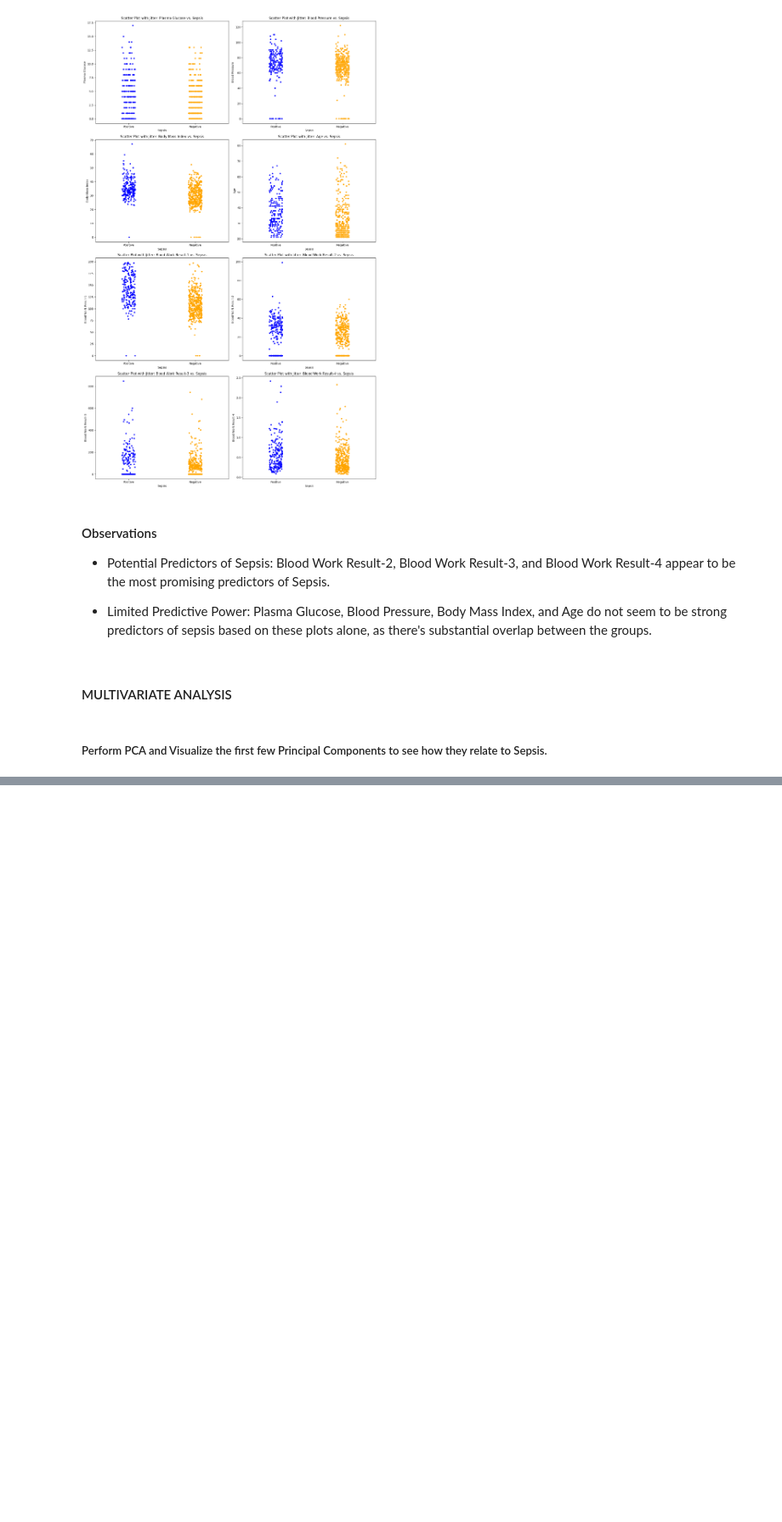
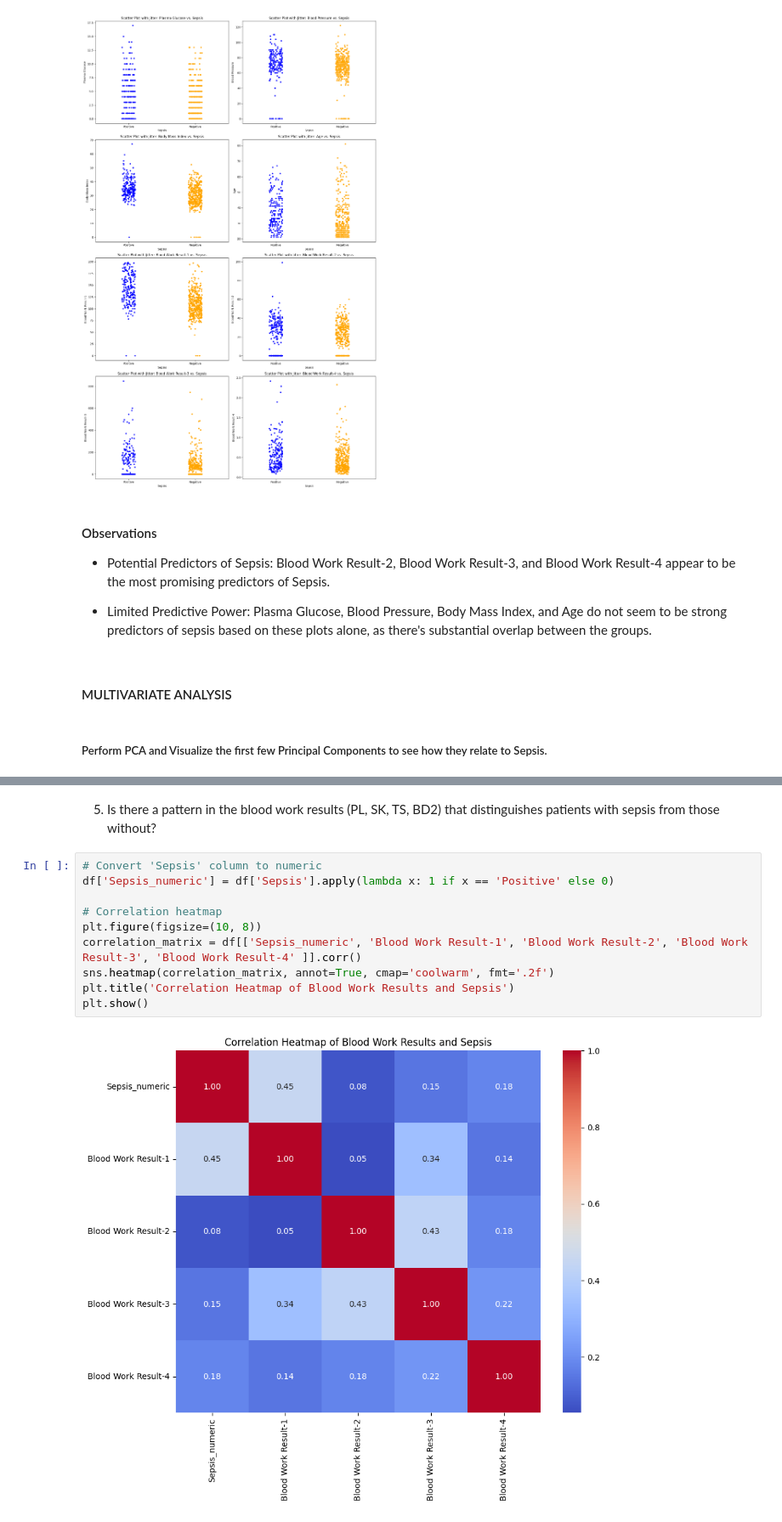
Before and after one commit to AndyMortey/Machine-Learning-API-Using-FastAPI-The-Sepsis-Case-Study, a Jupyter notebook: notebook.ipynb, the cells around one changed output, grey strips where cells are left out. Shown at 85% size. Saved outputs shown, nothing was run; the diff lists cells and outputs as text; blank space fills up the shorter version.

```diff
--- a/notebook.ipynb
+++ b/notebook.ipynb
@@ -436,0 +508,14 @@ plt.show()
+# %% [markdown]
+5. Is there a pattern in the blood work results (PL, SK, TS, BD2) that distinguishes patients with sepsis from those without?
+# %%
+# Convert 'Sepsis' column to numeric
+df['Sepsis_numeric'] = df['Sepsis'].apply(lambda x: 1 if x == 'Positive' else 0)
+
+# Correlation heatmap
+plt.figure(figsize=(10, 8))
+correlation_matrix = df[['Sepsis_numeric', 'Blood Work Result-1', 'Blood Work Result-2', 'Blood Work Result-3', 'Blood Work Result-4' ]].corr()
+sns.heatmap(correlation_matrix, annot=True, cmap='coolwarm', fmt='.2f')
+plt.title('Correlation Heatmap of Blood Work Results and Sepsis')
+plt.show()
+# %% [output]
+[figure, added]
```
Also changed, not shown: parts of 20 cells of this notebook.
